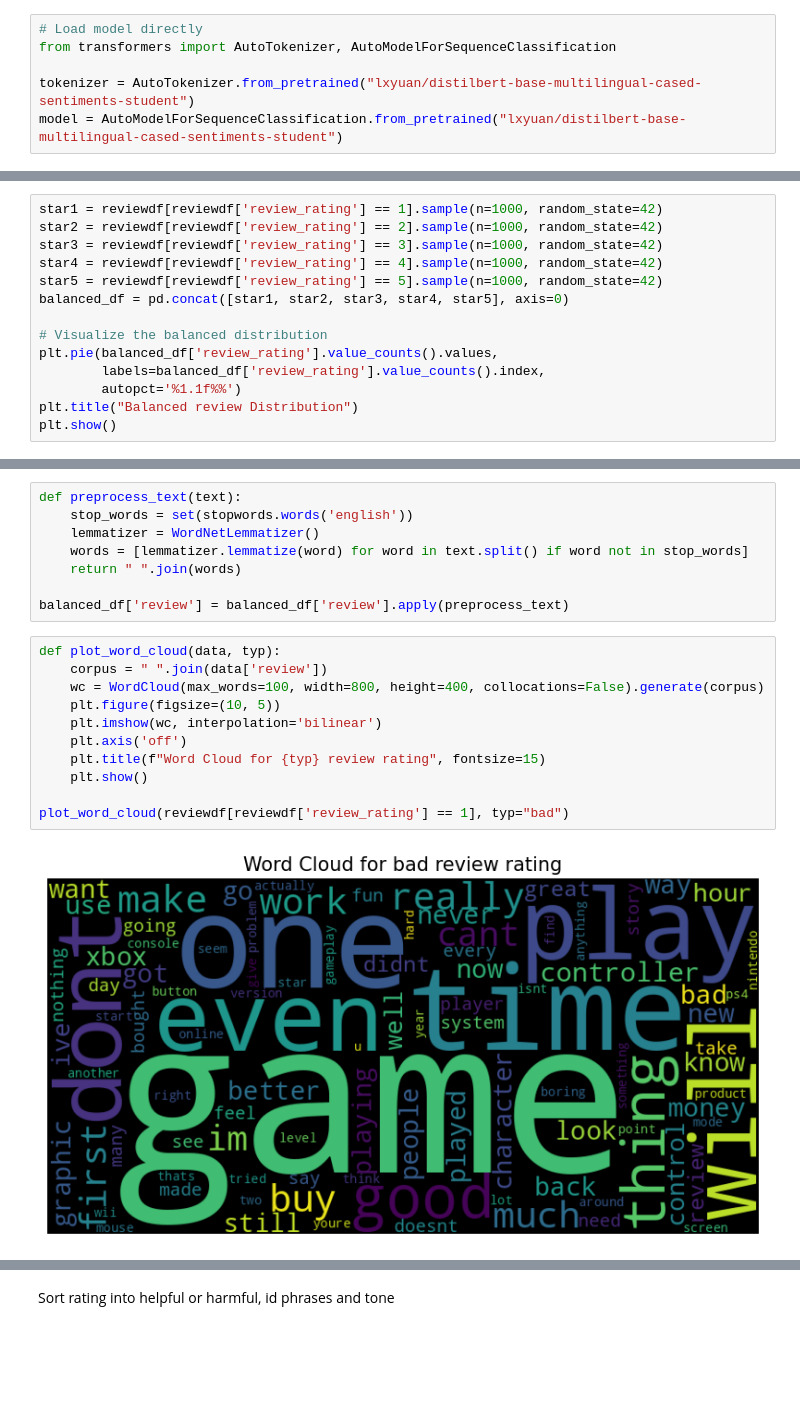
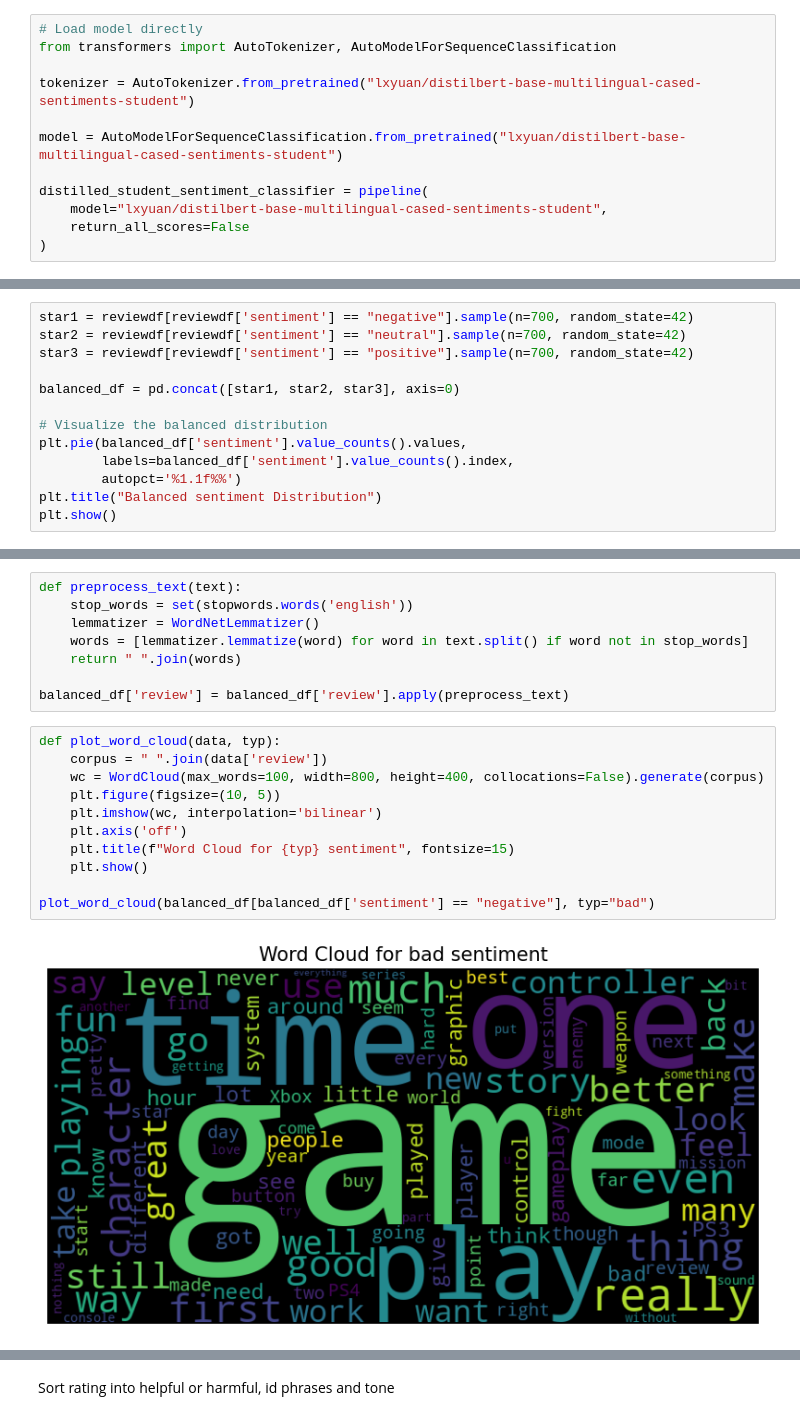
Before and after one commit to Morpis-jpg/gitrep, a Jupyter notebook: Video_game_review.ipynb, the cells around one changed output, grey strips where cells are left out. Drawn from its saved outputs; the diff is of its cells as text; blank space fills up the shorter version.

```diff
--- a/Video_game_review.ipynb
+++ b/Video_game_review.ipynb
@@ -85,4 +78,10 @@ Device set to use cpu
 from transformers import AutoTokenizer, AutoModelForSequenceClassification
 
 tokenizer = AutoTokenizer.from_pretrained("lxyuan/distilbert-base-multilingual-cased-sentiments-student")
+
 model = AutoModelForSequenceClassification.from_pretrained("lxyuan/distilbert-base-multilingual-cased-sentiments-student")
+
+distilled_student_sentiment_classifier = pipeline(
+    model="lxyuan/distilbert-base-multilingual-cased-sentiments-student",
+    return_all_scores=False
+)
@@ -101,15 +167,14 @@ plt.show()
 # %%
-star1 = reviewdf[reviewdf['review_rating'] == 1].sample(n=1000, random_state=42)
-star2 = reviewdf[reviewdf['review_rating'] == 2].sample(n=1000, random_state=42)
-star3 = reviewdf[reviewdf['review_rating'] == 3].sample(n=1000, random_state=42)
-star4 = reviewdf[reviewdf['review_rating'] == 4].sample(n=1000, random_state=42)
-star5 = reviewdf[reviewdf['review_rating'] == 5].sample(n=1000, random_state=42)
-balanced_df = pd.concat([star1, star2, star3, star4, star5], axis=0)
+star1 = reviewdf[reviewdf['sentiment'] == "negative"].sample(n=700, random_state=42)
+star2 = reviewdf[reviewdf['sentiment'] == "neutral"].sample(n=700, random_state=42)
+star3 = reviewdf[reviewdf['sentiment'] == "positive"].sample(n=700, random_state=42)
+
+balanced_df = pd.concat([star1, star2, star3], axis=0)
 
 # Visualize the balanced distribution
-plt.pie(balanced_df['review_rating'].value_counts().values,
-        labels=balanced_df['review_rating'].value_counts().index,
+plt.pie(balanced_df['sentiment'].value_counts().values,
+        labels=balanced_df['sentiment'].value_counts().index,
         autopct='%1.1f%%')
-plt.title("Balanced review Distribution")
+plt.title("Balanced sentiment Distribution")
 plt.show()
 # %% [output]
@@ -153,14 +218,14 @@ balanced_df['review'] = balanced_df['review'].apply(preprocess_text)
 # %%
 def plot_word_cloud(data, typ):
     corpus = " ".join(data['review'])
     wc = WordCloud(max_words=100, width=800, height=400, collocations=False).generate(corpus)
     plt.figure(figsize=(10, 5))
     plt.imshow(wc, interpolation='bilinear')
     plt.axis('off')
-    plt.title(f"Word Cloud for {typ} review rating", fontsize=15)
+    plt.title(f"Word Cloud for {typ} sentiment", fontsize=15)
     plt.show()
 
-plot_word_cloud(reviewdf[reviewdf['review_rating'] == 1], typ="bad")
+plot_word_cloud(balanced_df[balanced_df['sentiment'] == "negative"], typ="bad")
 # %% [output]
-[figure, old version]
+[figure, new version]
 # %%
```
Also changed, not shown: parts of 23 cells of this notebook.
